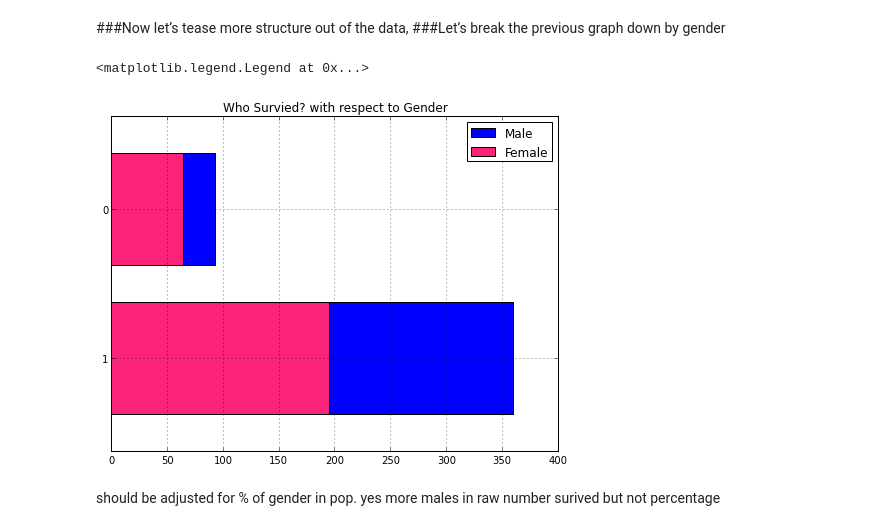
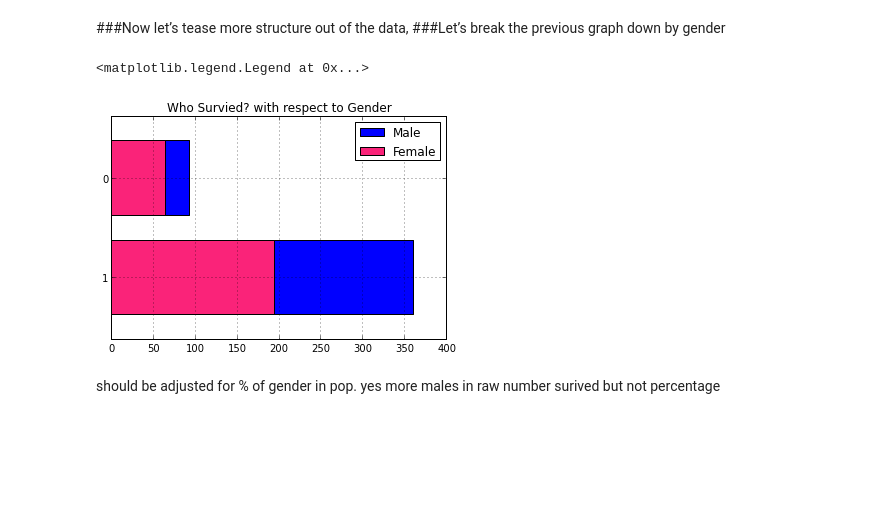
Before and after one commit to agconti/kaggle-titanic, a Jupyter notebook: Titanic.ipynb, the cells around one changed output. Cells and saved outputs as stored; diff of their text form; code cells hidden in the pictures; blank space fills up the shorter version.

```diff
--- a/Titanic.ipynb
+++ b/Titanic.ipynb
@@ -137,13 +135,13 @@ title("Survival Breakdown (1 = Survived, 0 = Died)")
 ###Let’s break the previous graph down by gender
 # %%
 #Are they male and female?
-plt.figure(figsize(8,6))
+plt.figure(figsize(6,4))
 df.survived[df.sex == 'male'].value_counts().plot(kind='barh',label='Male')
 df.survived[df.sex == 'female'].value_counts().plot(kind='barh', color='#FA2379',label='Female')
 title("Who Survied? with respect to Gender"); legend(loc='best')
 # %% [output]
 <matplotlib.legend.Legend at 0x...>
-[figure, old version]
+[figure, new version]
 # %% [markdown]
 should be adjusted for % of gender in pop. yes more males in raw number surived but not percentage
 # %% [markdown]
```
Also changed, not shown: parts of 13 cells of this notebook.
